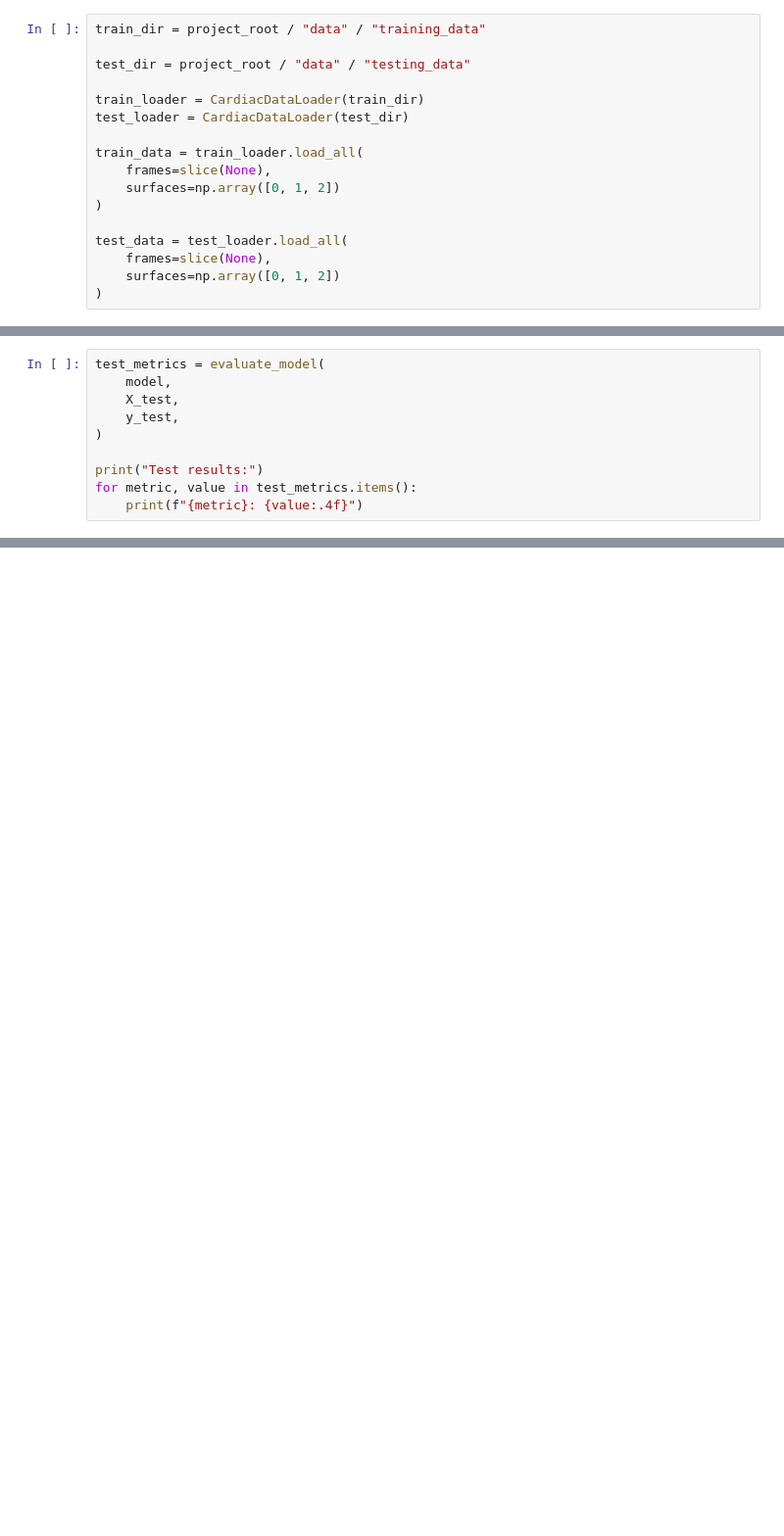
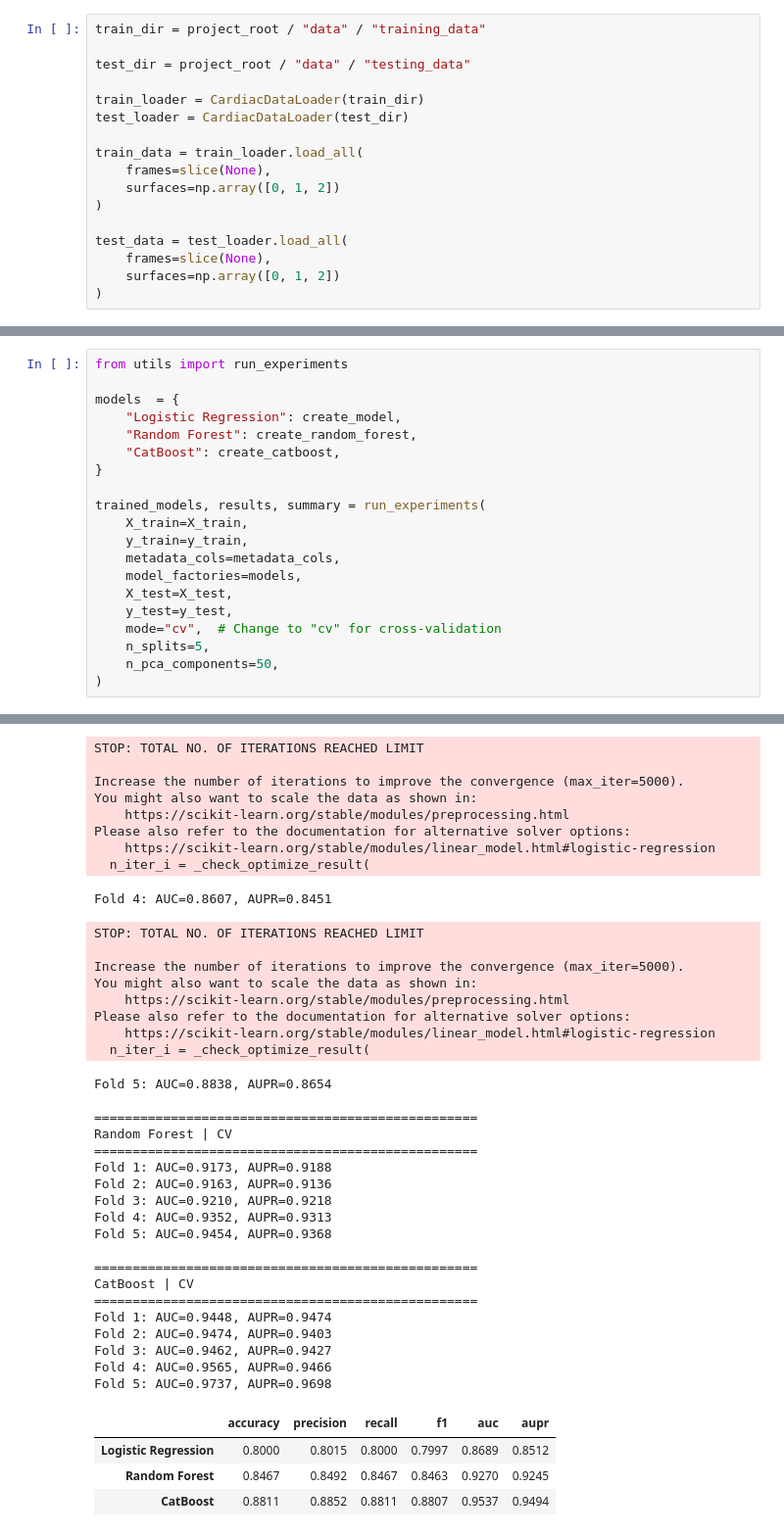
Before and after one commit to shilohbaum/introml_myocardial_infarction, a Jupyter notebook: notebooks/prediction.ipynb, the cells around one changed output, grey strips where cells are left out. Shown at 98% size. Cells and saved outputs as stored; diff of their text form; blank space fills up the shorter version.

```diff
--- a/notebooks/prediction.ipynb
+++ b/notebooks/prediction.ipynb
@@ -293,11 +352,21 @@ Please also refer to the documentation for alternative solver options:
 # %%
-test_metrics = evaluate_model(
-    model,
-    X_test,
-    y_test,
+from utils import run_experiments
+
+models  = {
+    "Logistic Regression": create_model,
+    "Random Forest": create_random_forest,
+    "CatBoost": create_catboost,
+}
+
+trained_models, results, summary = run_experiments(
+    X_train=X_train,
+    y_train=y_train,
+    metadata_cols=metadata_cols,
+    model_factories=models,
+    X_test=X_test,
+    y_test=y_test,
+    mode="cv",  # Change to "cv" for cross-validation
+    n_splits=5,
+    n_pca_components=50,
 )
-
-print("Test results:")
-for metric, value in test_metrics.items():
-    print(f"{metric}: {value:.4f}")
 # %% [output]
@@ -308,0 +395,40 @@ f1: 0.6601
+STOP: TOTAL NO. OF ITERATIONS REACHED LIMIT
+
+Increase the number of iterations to improve the convergence (max_iter=5000).
+You might also want to scale the data as shown in:
+    https://scikit-learn.org/stable/modules/preprocessing.html
+Please also refer to the documentation for alternative solver options:
+    https://scikit-learn.org/stable/modules/linear_model.html#logistic-regression
+  n_iter_i = _check_optimize_result(
+Fold 4: AUC=0.8607, AUPR=0.8451
+STOP: TOTAL NO. OF ITERATIONS REACHED LIMIT
+
+Increase the number of iterations to improve the convergence (max_iter=5000).
+You might also want to scale the data as shown in:
+    https://scikit-learn.org/stable/modules/preprocessing.html
+Please also refer to the documentation for alternative solver options:
+    https://scikit-learn.org/stable/modules/linear_model.html#logistic-regression
+  n_iter_i = _check_optimize_result(
+Fold 5: AUC=0.8838, AUPR=0.8654
+
+==================================================
+Random Forest | CV
+==================================================
+Fold 1: AUC=0.9173, AUPR=0.9188
+Fold 2: AUC=0.9163, AUPR=0.9136
+Fold 3: AUC=0.9210, AUPR=0.9218
+Fold 4: AUC=0.9352, AUPR=0.9313
+Fold 5: AUC=0.9454, AUPR=0.9368
+
+==================================================
+CatBoost | CV
+==================================================
+Fold 1: AUC=0.9448, AUPR=0.9474
+Fold 2: AUC=0.9474, AUPR=0.9403
+Fold 3: AUC=0.9462, AUPR=0.9427
+Fold 4: AUC=0.9565, AUPR=0.9466
+Fold 5: AUC=0.9737, AUPR=0.9698
+|  | accuracy | precision | recall | f1 | auc | aupr |
+| Logistic Regression | 0.8000 | 0.8015 | 0.8000 | 0.7997 | 0.8689 | 0.8512 |
+| Random Forest | 0.8467 | 0.8492 | 0.8467 | 0.8463 | 0.9270 | 0.9245 |
+| CatBoost | 0.8811 | 0.8852 | 0.8811 | 0.8807 | 0.9537 | 0.9494 |
```
Also changed, not shown: parts of 21 cells of this notebook, 9 other files.
